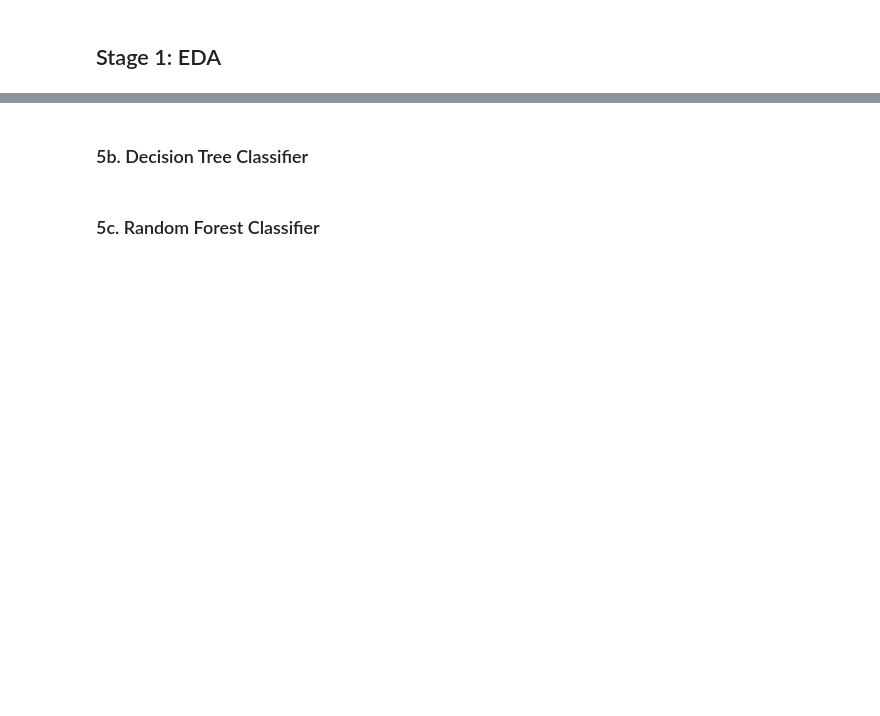
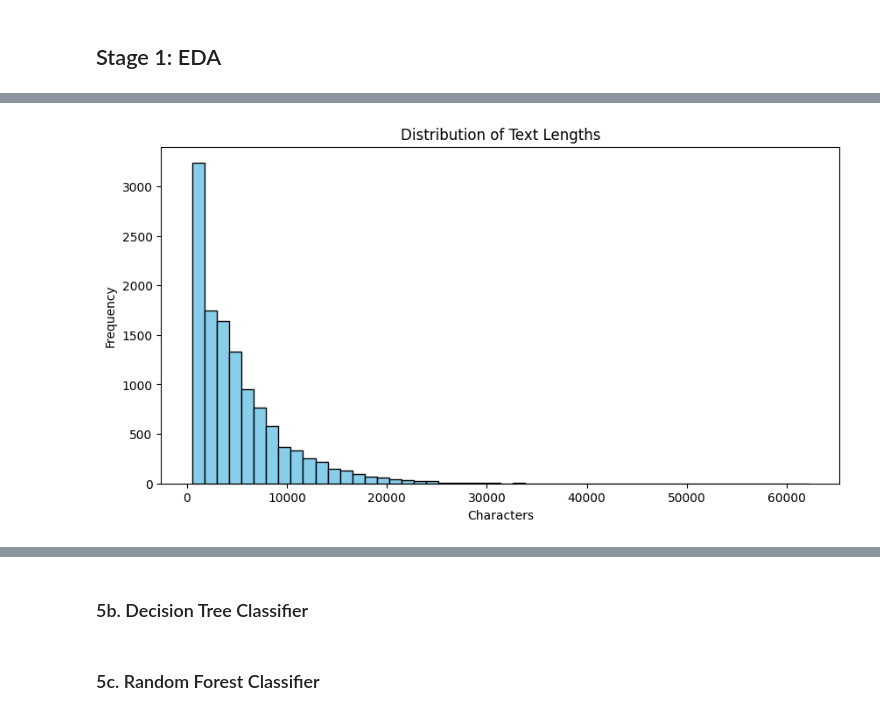
Before and after one commit to sidagarwal-labs/Applied-Machine-Learning, a Jupyter notebook: NVIDIA_RAG/Final_Project_NvidiaRAG.ipynb, the cells around one changed output, grey strips where cells are left out. Cells and saved outputs as stored; diff of their text form; code cells hidden in the pictures; blank space fills up the shorter version.

```diff
--- a/NVIDIA_RAG/Final_Project_NvidiaRAG.ipynb
+++ b/NVIDIA_RAG/Final_Project_NvidiaRAG.ipynb
@@ -59,13 +117,15 @@ df.info()
 # %%
 #text length distribution
 df['text_length'] = df['text'].apply(lambda x: len(str(x)))
 
 plt.figure(figsize=(10, 5))
 plt.hist(df['text_length'], bins=50, color='skyblue', edgecolor='black')
 plt.title('Distribution of Text Lengths')
-plt.xlabel('Length of Text (characters)')
+plt.xlabel('Characters')
 plt.ylabel('Frequency')
 plt.show()
+# %% [output]
+[figure, added]
 # %%
 #is_multi_doc distribution
 if 'is_multi_doc' in df.columns:
```
Also changed, not shown: parts of 135 cells of this notebook, 4 other files.
